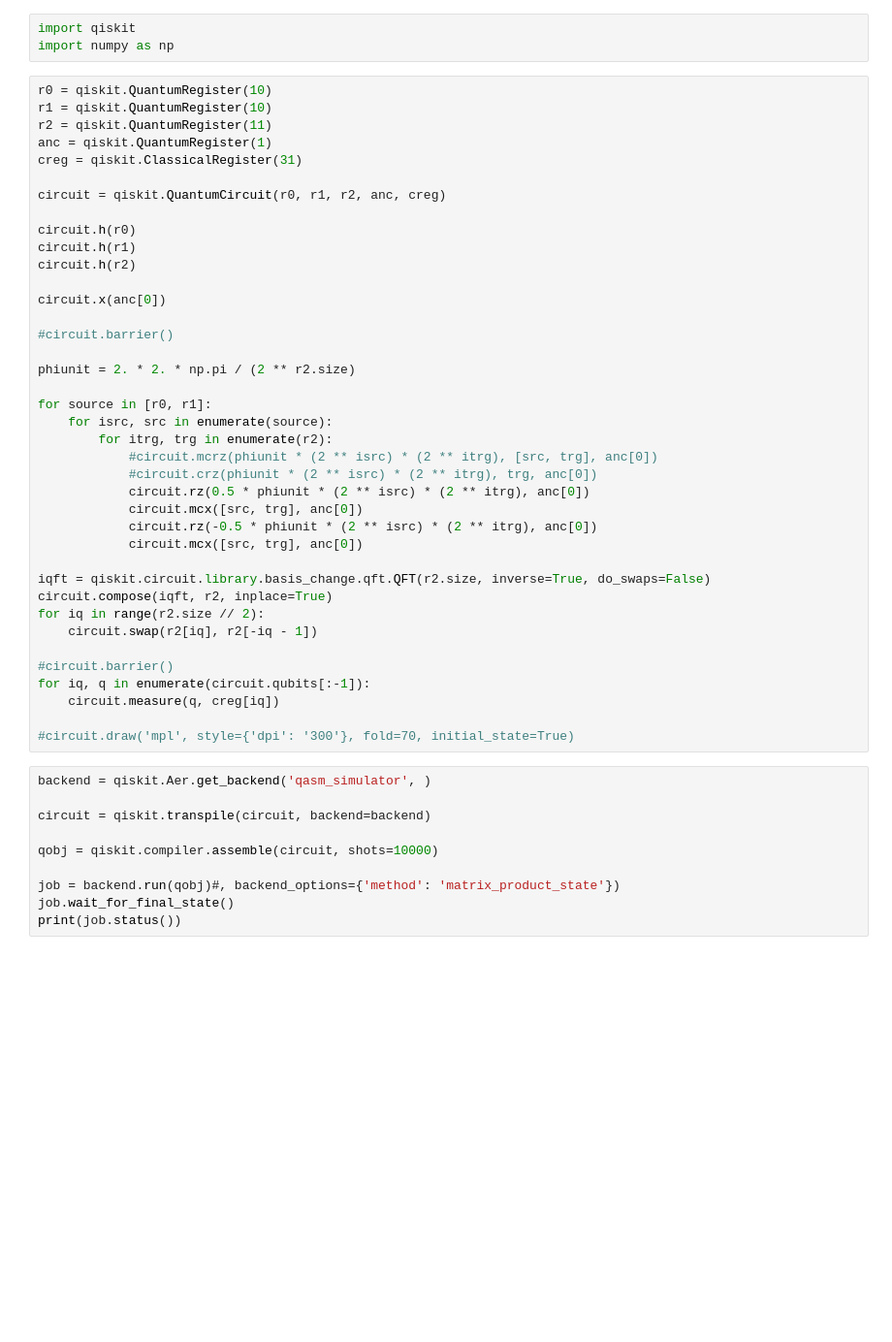
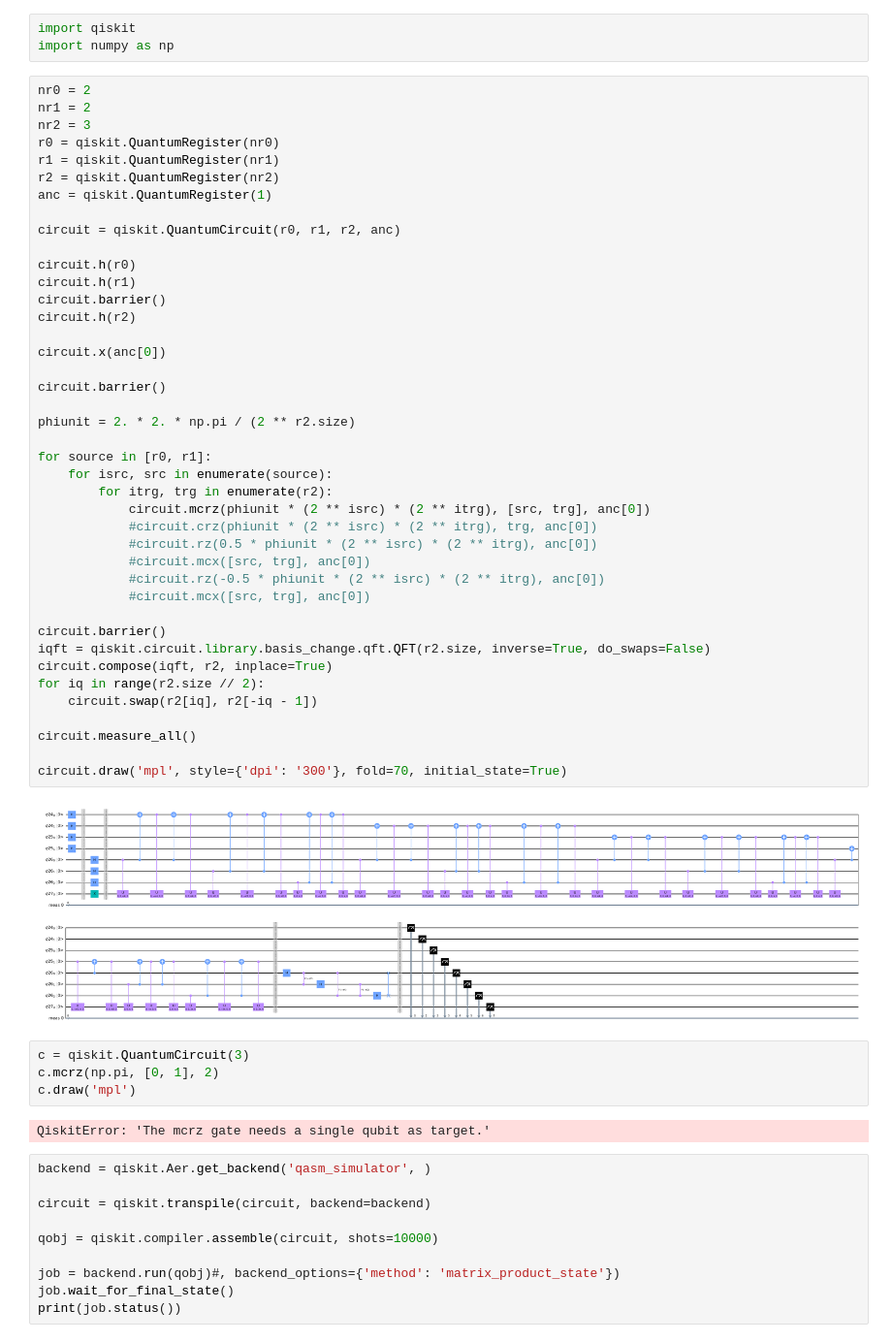
Before and after one commit to yiiyama/qc_random, a Jupyter notebook: one_million_additions.ipynb, the cells around one changed output. Shown: that part at 97% size. Saved outputs shown, nothing was run; the diff lists cells and outputs as text; blank space fills up the shorter version.

Commit message:
all components tested; need source includer before submitting runtime job

```diff
--- a/one_million_additions.ipynb
+++ b/one_million_additions.ipynb
@@ -2,44 +2,54 @@
 import qiskit
 import numpy as np
 # %%
-r0 = qiskit.QuantumRegister(10)
-r1 = qiskit.QuantumRegister(10)
-r2 = qiskit.QuantumRegister(11)
+nr0 = 2
+nr1 = 2
+nr2 = 3
+r0 = qiskit.QuantumRegister(nr0)
+r1 = qiskit.QuantumRegister(nr1)
+r2 = qiskit.QuantumRegister(nr2)
 anc = qiskit.QuantumRegister(1)
-creg = qiskit.ClassicalRegister(31)
 
-circuit = qiskit.QuantumCircuit(r0, r1, r2, anc, creg)
+circuit = qiskit.QuantumCircuit(r0, r1, r2, anc)
 
 circuit.h(r0)
 circuit.h(r1)
+circuit.barrier()
 circuit.h(r2)
 
 circuit.x(anc[0])
 
-#circuit.barrier()
+circuit.barrier()
 
 phiunit = 2. * 2. * np.pi / (2 ** r2.size)
 
 for source in [r0, r1]:
     for isrc, src in enumerate(source):
         for itrg, trg in enumerate(r2):
-            #circuit.mcrz(phiunit * (2 ** isrc) * (2 ** itrg), [src, trg], anc[0])
+            circuit.mcrz(phiunit * (2 ** isrc) * (2 ** itrg), [src, trg], anc[0])
             #circuit.crz(phiunit * (2 ** isrc) * (2 ** itrg), trg, anc[0])
-            circuit.rz(0.5 * phiunit * (2 ** isrc) * (2 ** itrg), anc[0])
-            circuit.mcx([src, trg], anc[0])
-            circuit.rz(-0.5 * phiunit * (2 ** isrc) * (2 ** itrg), anc[0])
-            circuit.mcx([src, trg], anc[0])
+            #circuit.rz(0.5 * phiunit * (2 ** isrc) * (2 ** itrg), anc[0])
+            #circuit.mcx([src, trg], anc[0])
+            #circuit.rz(-0.5 * phiunit * (2 ** isrc) * (2 ** itrg), anc[0])
+            #circuit.mcx([src, trg], anc[0])
 
+circuit.barrier()
 iqft = qiskit.circuit.library.basis_change.qft.QFT(r2.size, inverse=True, do_swaps=False)
 circuit.compose(iqft, r2, inplace=True)
 for iq in range(r2.size // 2):
     circuit.swap(r2[iq], r2[-iq - 1])
 
-#circuit.barrier()
-for iq, q in enumerate(circuit.qubits[:-1]):
-    circuit.measure(q, creg[iq])
+circuit.measure_all()
 
-#circuit.draw('mpl', style={'dpi': '300'}, fold=70, initial_state=True)
+circuit.draw('mpl', style={'dpi': '300'}, fold=70, initial_state=True)
+# %% [output]
+[figure, added]
+# %%
+c = qiskit.QuantumCircuit(3)
+c.mcrz(np.pi, [0, 1], 2)
+c.draw('mpl')
+# %% [output]
+QiskitError: 'The mcrz gate needs a single qubit as target.'
 # %%
 backend = qiskit.Aer.get_backend('qasm_simulator', )
 
```
Also changed, not shown: parts of 1 cell of this notebook, 17 other files.
